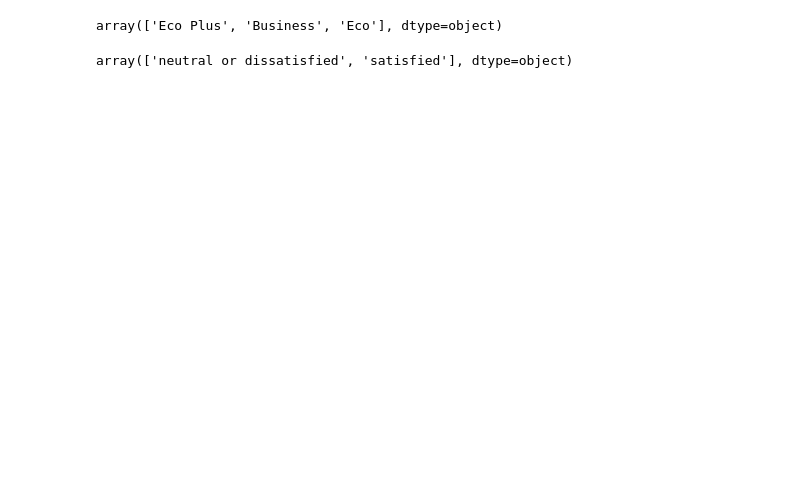
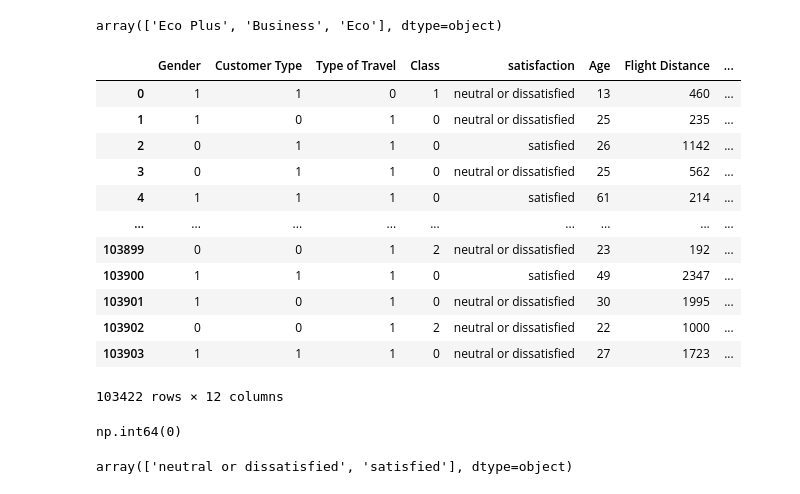
Before and after one commit to varunsingh034/Data_Science, a Jupyter notebook: Pyhton/Projects/Loyal/basic.ipynb, the cells around one changed output. Cells and saved outputs as stored; diff of their text form; code cells hidden in the pictures; blank space fills up the shorter version.

```diff
--- a/Pyhton/Projects/Loyal/basic.ipynb
+++ b/Pyhton/Projects/Loyal/basic.ipynb
@@ -150,6 +202,34 @@ array(['Personal Travel', 'Business travel'], dtype=object)
 df['Class'].unique()
 # %% [output]
 array(['Eco Plus', 'Business', 'Eco'], dtype=object)
+# %%
+d1 = {
+    'Eco':2,
+    'Eco Plus':1,
+    'Business':0
+}
+# %%
+df['Class']=df['Class'].map(d1)
+# %%
+df
+# %% [output]
+|  | Gender | Customer Type | Type of Travel | Class | satisfaction | Age | Flight Distance | ... |
+| 0 | 1 | 1 | 0 | 1 | neutral or dissatisfied | 13 | 460 | ... |
+| 1 | 1 | 0 | 1 | 0 | neutral or dissatisfied | 25 | 235 | ... |
+| 2 | 0 | 1 | 1 | 0 | satisfied | 26 | 1142 | ... |
+| 3 | 0 | 1 | 1 | 0 | neutral or dissatisfied | 25 | 562 | ... |
+| 4 | 1 | 1 | 1 | 0 | satisfied | 61 | 214 | ... |
+| ... | ... | ... | ... | ... | ... | ... | ... | ... |
+| 103899 | 0 | 0 | 1 | 2 | neutral or dissatisfied | 23 | 192 | ... |
+| 103900 | 1 | 1 | 1 | 0 | satisfied | 49 | 2347 | ... |
+| 103901 | 1 | 0 | 1 | 0 | neutral or dissatisfied | 30 | 1995 | ... |
+| 103902 | 0 | 0 | 1 | 2 | neutral or dissatisfied | 22 | 1000 | ... |
+| 103903 | 1 | 1 | 1 | 0 | neutral or dissatisfied | 27 | 1723 | ... |
+103422 rows × 12 columns
+# %%
+df.duplicated().sum()
+# %% [output]
+np.int64(0)
 # %%
 df['satisfaction'].unique()
 # %% [output]
```
Also changed, not shown: parts of 33 cells of this notebook.
